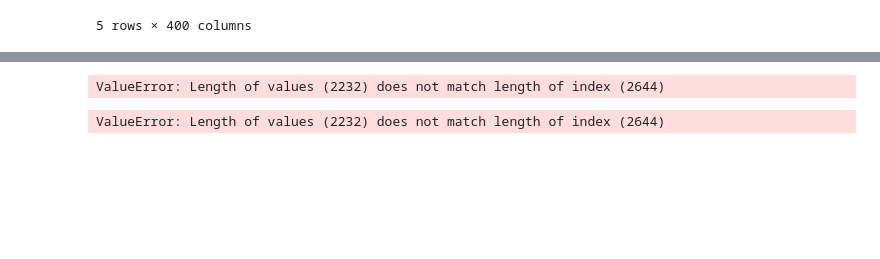
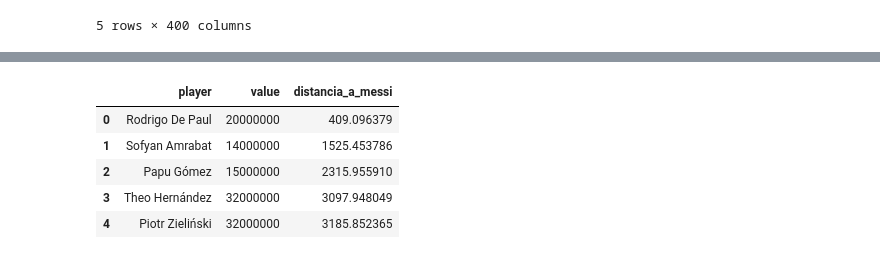
Before and after one commit to joacokoif/tp2_fulbo_ldd, a Jupyter notebook: tp2_LDD_Futbol_Analytics.ipynb, the cells around one changed output, grey strips where cells are left out. Cells and saved outputs as stored; diff of their text form; code cells hidden in the pictures; blank space fills up the shorter version.

```diff
--- a/tp2_LDD_Futbol_Analytics.ipynb
+++ b/tp2_LDD_Futbol_Analytics.ipynb
@@ -546,39 +580,30 @@ messi_data_num.dropna(inplace=True)
 # %%
-# Calcular la distancia euclidiana entre Messi y todos los jugadores
-distances = euclidean_distances(data_jugadores_num, messi_data_num)
+# Mismo análisis, pero esta vez usando PCA
+pca = PCA(n_components=2)
+data_jugadores_pca = pca.fit_transform(data_jugadores_num)
+messi_data_pca = pca.transform(messi_data_num)
+
+# Calcular la distancia euclidiana en el espacio PCA
+distances = euclidean_distances(data_jugadores_pca, messi_data_pca)
 
 # Agregar las distancias al dataframe
 data_jugadores['distancia_a_messi'] = distances.flatten()
 
 # Ordenar por distancia y filtrar por valor menor que el de Messi
 messi_value = messi_data['value'].values[0]
-similar_a_messi = data_jugadores[(data_jugadores['value'] < messi_value)].sort_values(by='distancia_a_messi')
+similar_a_messi_ = data_jugadores[(data_jugadores['value'] < messi_value)].sort_values(by='distancia_a_messi')
 
-recomendacion = similar_a_messi[['player', 'value', 'distancia_a_messi']]
-recomendacion
+# Mostrar la recomendación con las columnas de interés
+recomendacion = similar_a_messi_[['player', 'value', 'distancia_a_messi']].reset_index(drop=True)
+
+recomendacion.head()
 # %% [output]
-ValueError: Length of values (2232) does not match length of index (2644)
+|  | player | value | distancia_a_messi |
+| 0 | Rodrigo De Paul | 20000000 | 409.096379 |
+| 1 | Sofyan Amrabat | 14000000 | 1525.453786 |
+| 2 | Papu Gómez | 15000000 | 2315.955910 |
+| 3 | Theo Hernández | 32000000 | 3097.948049 |
+| 4 | Piotr Zieliński | 32000000 | 3185.852365 |
-# %%
-# Mismo análisis, pero esta vez usando PCA
-# Aplicar PCA
-pca = PCA(n_components=2)
-data_jugadores_pca = pca.fit_transform(data_jugadores_num)
-messi_data_pca = pca.transform(messi_data_num)
-
-# Calcular la distancia euclidiana en el espacio PCA
-distances = euclidean_distances(data_jugadores_pca, messi_data_pca)
-
-# Agregar las distancias al dataframe
-data_jugadores['distancia_a_messi'] = distances.flatten()
-
-# Ordenar por distancia y filtrar por valor menor que el de Messi
-messi_value = messi_data['value'].values[0]
-similar_a_messi_ = data_jugadores[(data_jugadores['value'] < messi_value)].sort_values(by='distancia_a_messi')
-
-recomendacion = similar_a_messi_[['player', 'value', 'distancia_a_messi']]
-recomendacion
-# %% [output]
-ValueError: Length of values (2232) does not match length of index (2644)
 # %%
 #(b) Queremos elaborar un modelo para detectar jugadores “baratos”, es decir cuya valuación en el mercado (columna value)
 # sea inferior a que la que nosotros estimemos.
```
Also changed, not shown: parts of 9 cells of this notebook.
